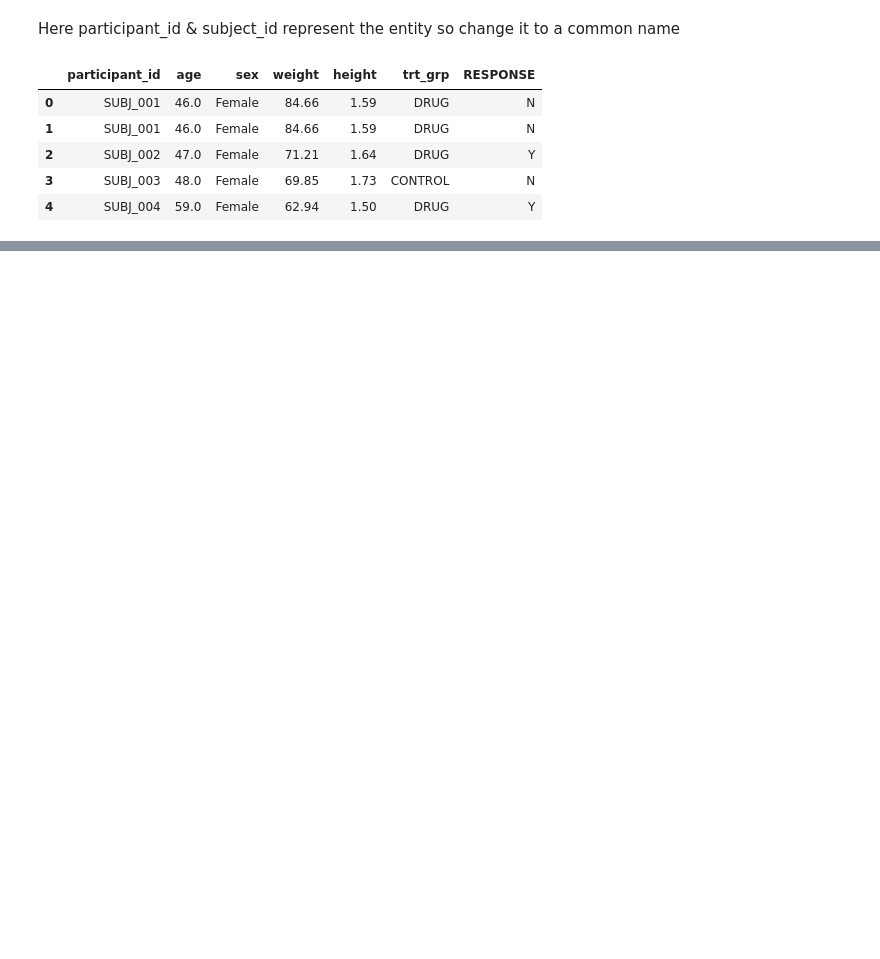
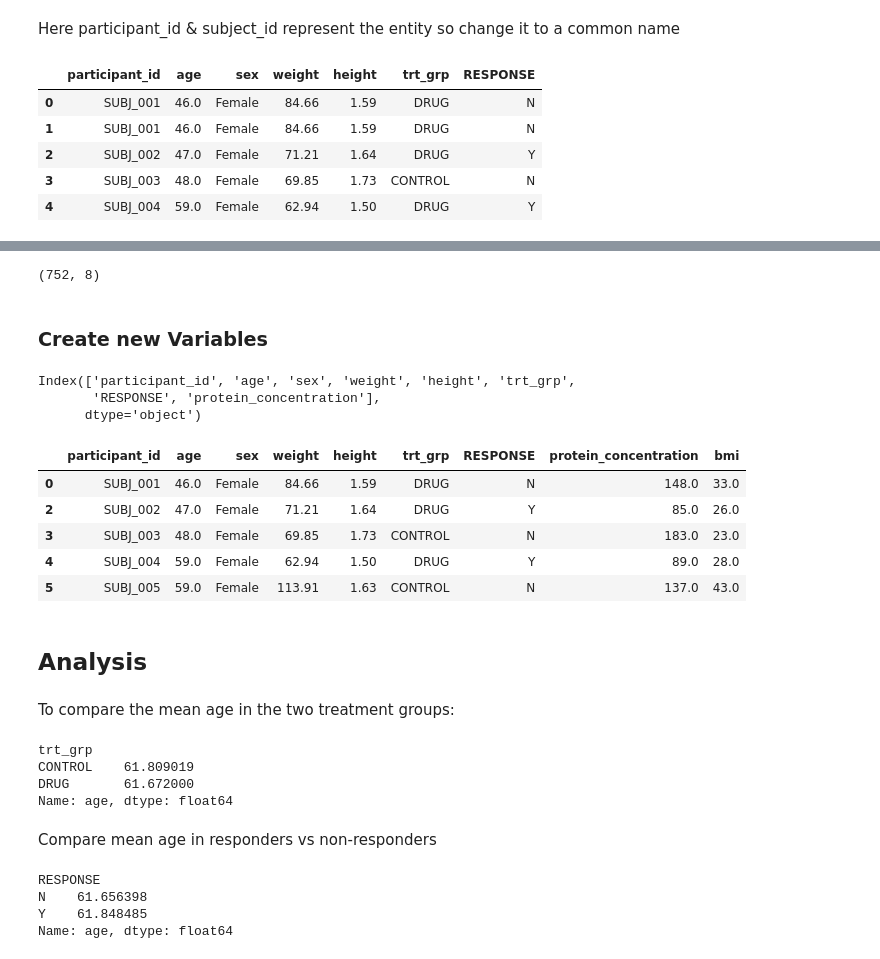
Before and after one commit to aditya2695/GSK-Data-Step-Up-Challenge, a Jupyter notebook: eda.ipynb, the cells around one changed output, grey strips where cells are left out. Cells and saved outputs as stored; diff of their text form; code cells hidden in the pictures; blank space fills up the shorter version.

```diff
--- a/eda.ipynb
+++ b/eda.ipynb
@@ -48,0 +108,43 @@ study_df.head()
+# %%
+merged_df.dropna(inplace=True)
+merged_df.shape
+# %% [output]
+(752, 8)
+# %% [markdown]
+### Create new Variables
+# %%
+merged_df.columns
+# %% [output]
+Index(['participant_id', 'age', 'sex', 'weight', 'height', 'trt_grp',
+       'RESPONSE', 'protein_concentration'],
+      dtype='object')
+# %%
+merged_df['bmi'] = round(merged_df['weight']/merged_df['height']**2)
+merged_df.head()
+# %% [output]
+|  | participant_id | age | sex | weight | height | trt_grp | RESPONSE | protein_concentration | bmi |
+| 0 | SUBJ_001 | 46.0 | Female | 84.66 | 1.59 | DRUG | N | 148.0 | 33.0 |
+| 2 | SUBJ_002 | 47.0 | Female | 71.21 | 1.64 | DRUG | Y | 85.0 | 26.0 |
+| 3 | SUBJ_003 | 48.0 | Female | 69.85 | 1.73 | CONTROL | N | 183.0 | 23.0 |
+| 4 | SUBJ_004 | 59.0 | Female | 62.94 | 1.50 | DRUG | Y | 89.0 | 28.0 |
+| 5 | SUBJ_005 | 59.0 | Female | 113.91 | 1.63 | CONTROL | N | 137.0 | 43.0 |
+# %% [markdown]
+## Analysis
+# %% [markdown]
+To compare the mean age in the two treatment groups:
+# %%
+merged_df.groupby('trt_grp')['age'].mean()
+# %% [output]
+trt_grp
+CONTROL    61.809019
+DRUG       61.672000
+Name: age, dtype: float64
+# %% [markdown]
+Compare mean age in responders vs non-responders
+# %%
+merged_df.groupby('RESPONSE')['age'].mean()
+# %% [output]
+RESPONSE
+N    61.656398
+Y    61.848485
+Name: age, dtype: float64
```
Also changed, not shown: parts of 27 cells of this notebook.
